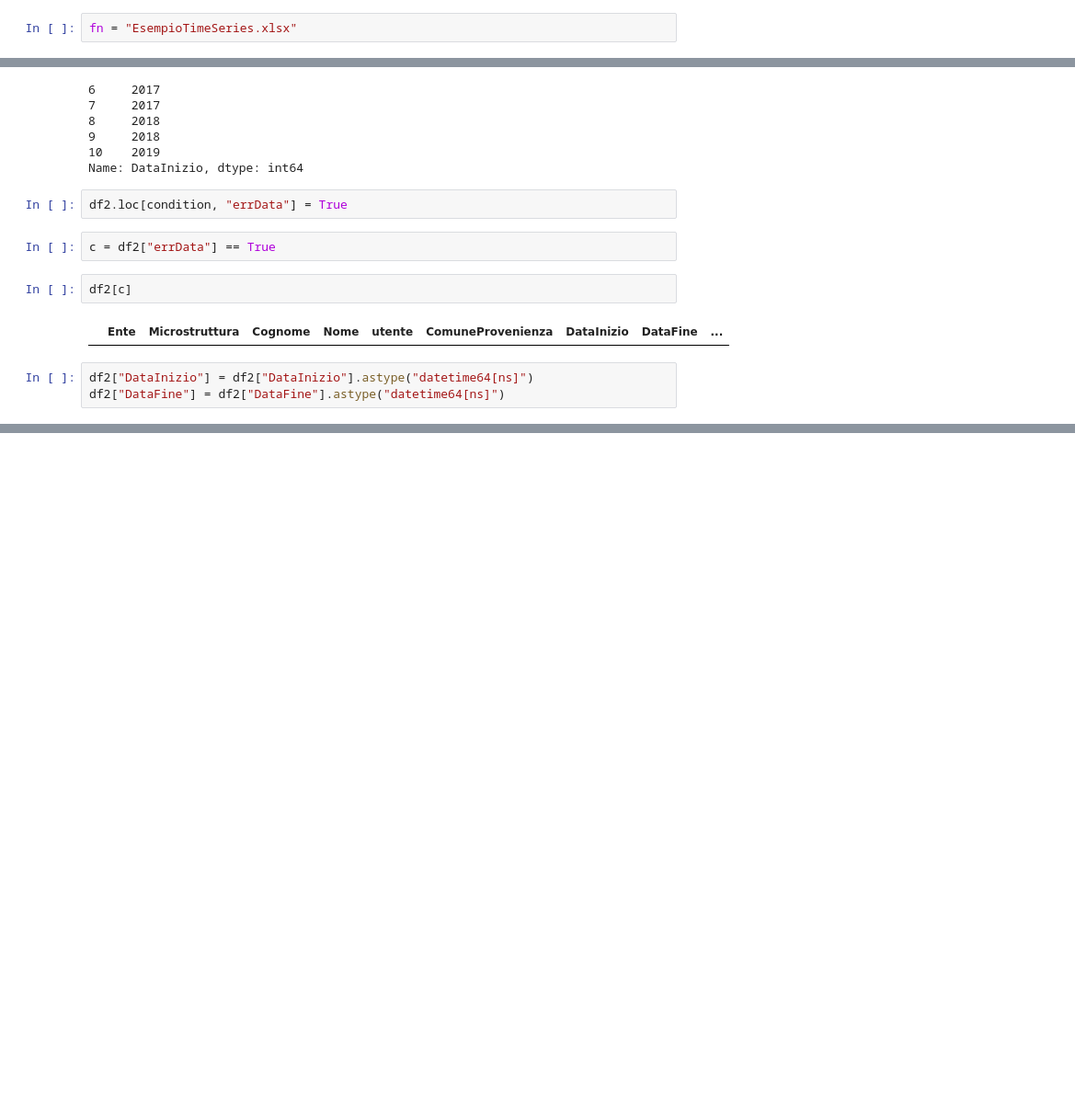
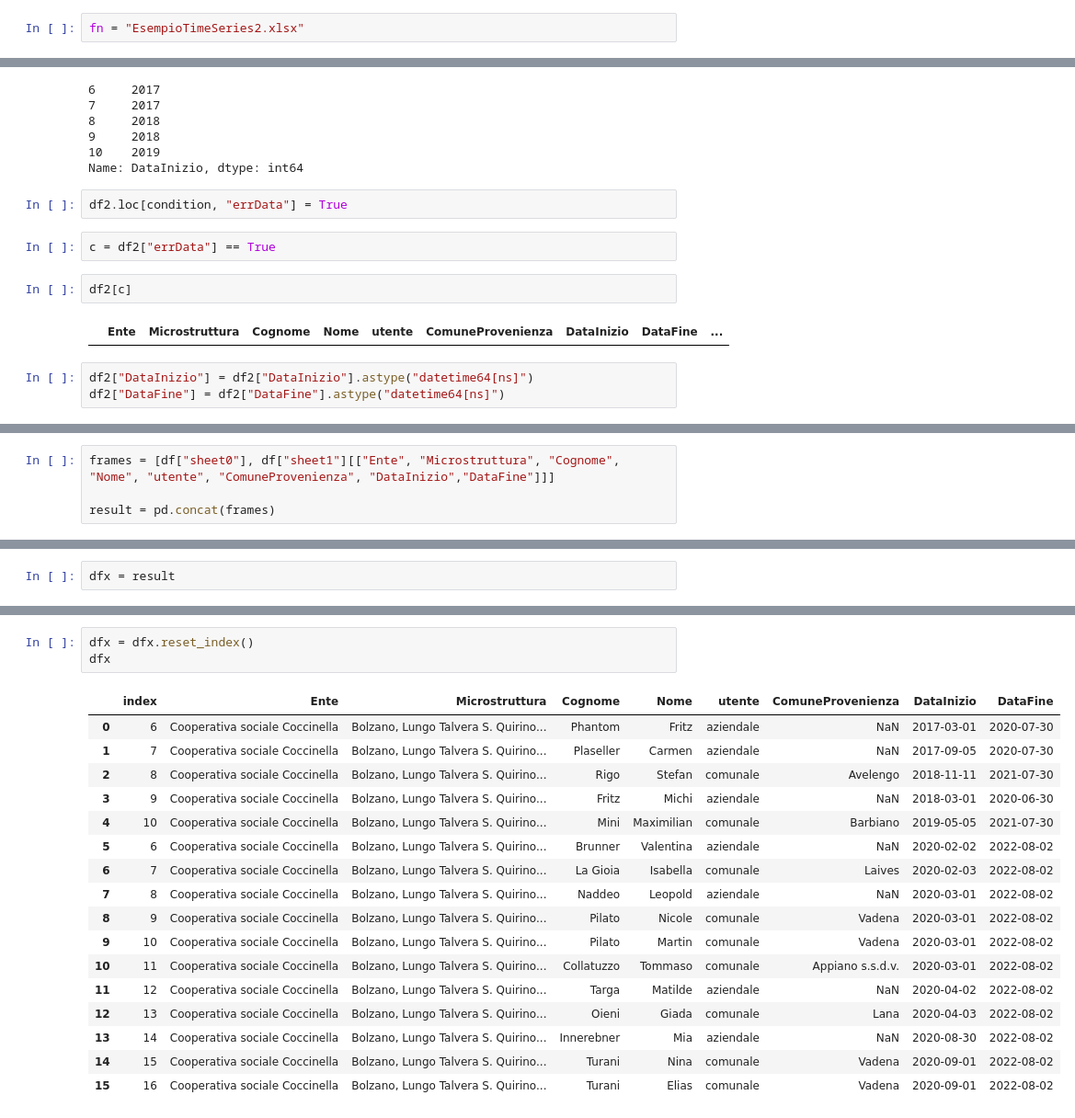
Before and after one commit to stfzz/max, a Jupyter notebook: pages/Jupyter/timeseries.ipynb, the cells around one changed output, grey strips where cells are left out. Shown: that part at 92% size. Saved outputs shown, nothing was run; the diff lists cells and outputs as text; blank space fills up the shorter version.

```diff
--- a/pages/Jupyter/timeseries.ipynb
+++ b/pages/Jupyter/timeseries.ipynb
@@ -8,5 +9,5 @@ import io
 # %%
-fn = "EsempioTimeSeries.xlsx"
+fn = "EsempioTimeSeries2.xlsx"
 # %%
 df1 = pd.read_excel(fn,0)
 df2 = pd.read_excel(fn,1)
@@ -99,0 +101,4 @@ df["sheet1"]
+# %%
+frames = [df["sheet0"], df["sheet1"][["Ente", "Microstruttura", "Cognome", "Nome", "utente", "ComuneProvenienza", "DataInizio","DataFine"]]]
+
+result = pd.concat(frames)
@@ -99,0 +125,2 @@ df["sheet1"]
+# %%
+dfx = result
@@ -99,0 +147,21 @@ df["sheet1"]
+# %%
+dfx = dfx.reset_index()
+dfx
+# %% [output]
+|  | index | Ente | Microstruttura | Cognome | Nome | utente | ComuneProvenienza | DataInizio | DataFine |
+| 0 | 6 | Cooperativa sociale Coccinella | Bolzano, Lungo Talvera S. Quirino... | Phantom | Fritz | aziendale | NaN | 2017-03-01 | 2020-07-30 |
+| 1 | 7 | Cooperativa sociale Coccinella | Bolzano, Lungo Talvera S. Quirino... | Plaseller | Carmen | aziendale | NaN | 2017-09-05 | 2020-07-30 |
+| 2 | 8 | Cooperativa sociale Coccinella | Bolzano, Lungo Talvera S. Quirino... | Rigo | Stefan | comunale | Avelengo | 2018-11-11 | 2021-07-30 |
+| 3 | 9 | Cooperativa sociale Coccinella | Bolzano, Lungo Talvera S. Quirino... | Fritz | Michi | aziendale | NaN | 2018-03-01 | 2020-06-30 |
+| 4 | 10 | Cooperativa sociale Coccinella | Bolzano, Lungo Talvera S. Quirino... | Mini | Maximilian | comunale | Barbiano | 2019-05-05 | 2021-07-30 |
+| 5 | 6 | Cooperativa sociale Coccinella | Bolzano, Lungo Talvera S. Quirino... | Brunner | Valentina | aziendale | NaN | 2020-02-02 | 2022-08-02 |
+| 6 | 7 | Cooperativa sociale Coccinella | Bolzano, Lungo Talvera S. Quirino... | La Gioia | Isabella | comunale | Laives | 2020-02-03 | 2022-08-02 |
+| 7 | 8 | Cooperativa sociale Coccinella | Bolzano, Lungo Talvera S. Quirino... | Naddeo | Leopold | aziendale | NaN | 2020-03-01 | 2022-08-02 |
+| 8 | 9 | Cooperativa sociale Coccinella | Bolzano, Lungo Talvera S. Quirino... | Pilato | Nicole | comunale | Vadena | 2020-03-01 | 2022-08-02 |
+| 9 | 10 | Cooperativa sociale Coccinella | Bolzano, Lungo Talvera S. Quirino... | Pilato | Martin | comunale | Vadena | 2020-03-01 | 2022-08-02 |
+| 10 | 11 | Cooperativa sociale Coccinella | Bolzano, Lungo Talvera S. Quirino... | Collatuzzo | Tommaso | comunale | Appiano s.s.d.v. | 2020-03-01 | 2022-08-02 |
+| 11 | 12 | Cooperativa sociale Coccinella | Bolzano, Lungo Talvera S. Quirino... | Targa | Matilde | aziendale | NaN | 2020-04-02 | 2022-08-02 |
+| 12 | 13 | Cooperativa sociale Coccinella | Bolzano, Lungo Talvera S. Quirino... | Oieni | Giada | comunale | Lana | 2020-04-03 | 2022-08-02 |
+| 13 | 14 | Cooperativa sociale Coccinella | Bolzano, Lungo Talvera S. Quirino... | Innerebner | Mia | aziendale | NaN | 2020-08-30 | 2022-08-02 |
+| 14 | 15 | Cooperativa sociale Coccinella | Bolzano, Lungo Talvera S. Quirino... | Turani | Nina | comunale | Vadena | 2020-09-01 | 2022-08-02 |
+| 15 | 16 | Cooperativa sociale Coccinella | Bolzano, Lungo Talvera S. Quirino... | Turani | Elias | comunale | Vadena | 2020-09-01 | 2022-08-02 |
```
Also changed, not shown: parts of 11 cells of this notebook, 6 other files.
